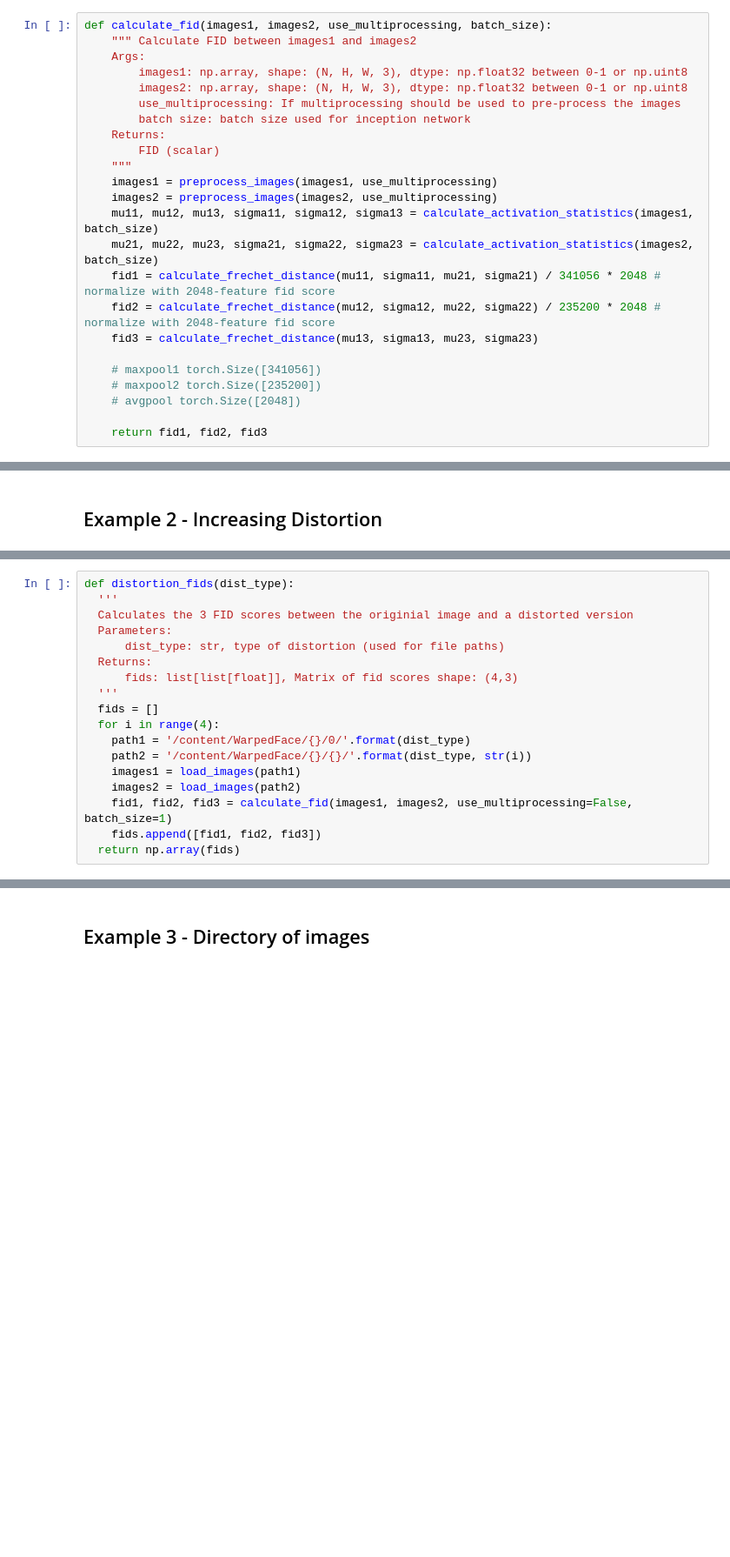
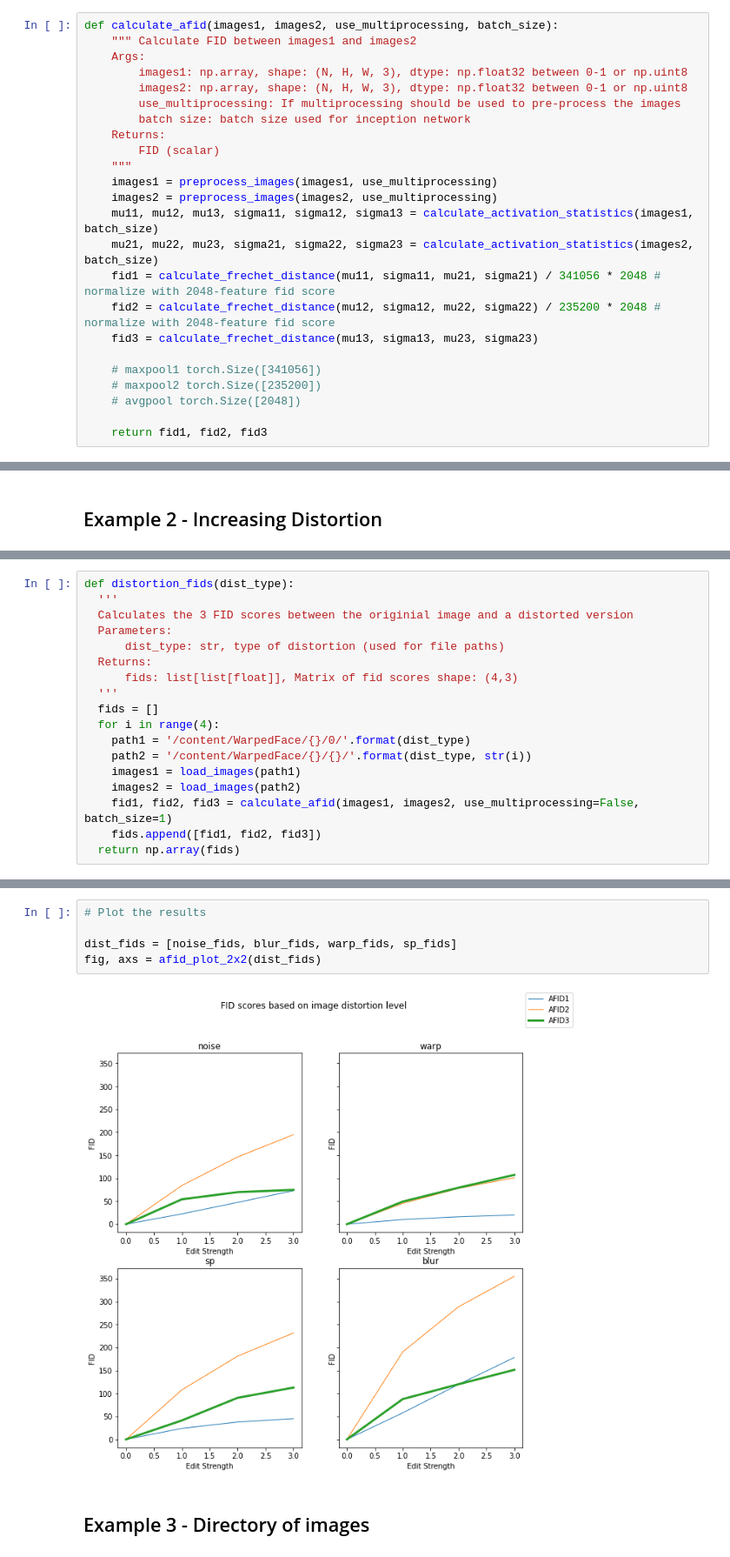
Before and after one commit to ejnunn/GAN-Research, a Jupyter notebook: notebooks/AFID.ipynb, the cells around one changed output, grey strips where cells are left out. Shown: that part at 87% size. Saved outputs shown, nothing was run; the diff lists cells and outputs as text; blank space fills up the shorter version.

```diff
--- a/notebooks/AFID.ipynb
+++ b/notebooks/AFID.ipynb
@@ -152,7 +152,7 @@ def calculate_frechet_distance(mu1, sigma1, mu2, sigma2, eps=1e-6):
 
     return diff.dot(diff) + np.trace(sigma1) + np.trace(sigma2) - 2 * tr_covmean
 # %%
-def calculate_fid(images1, images2, use_multiprocessing, batch_size):
+def calculate_afid(images1, images2, use_multiprocessing, batch_size):
     """ Calculate FID between images1 and images2
     Args:
         images1: np.array, shape: (N, H, W, 3), dtype: np.float32 between 0-1 or np.uint8
@@ -347,6 +403,6 @@ def distortion_fids(dist_type):
     path2 = '/content/WarpedFace/{}/{}/'.format(dist_type, str(i))
     images1 = load_images(path1)
     images2 = load_images(path2)
-    fid1, fid2, fid3 = calculate_fid(images1, images2, use_multiprocessing=False, batch_size=1)
+    fid1, fid2, fid3 = calculate_afid(images1, images2, use_multiprocessing=False, batch_size=1)
     fids.append([fid1, fid2, fid3])
   return np.array(fids)
@@ -405,3 +418,10 @@ for ax in axs.flat:
+# %%
+# Plot the results
+
+dist_fids = [noise_fids, blur_fids, warp_fids, sp_fids]
+fig, axs = afid_plot_2x2(dist_fids)
+# %% [output]
+[figure, added]
 # %% [markdown]
 ## Example 3 - Directory of images
 # %%
```
Also changed, not shown: parts of 12 cells of this notebook.
